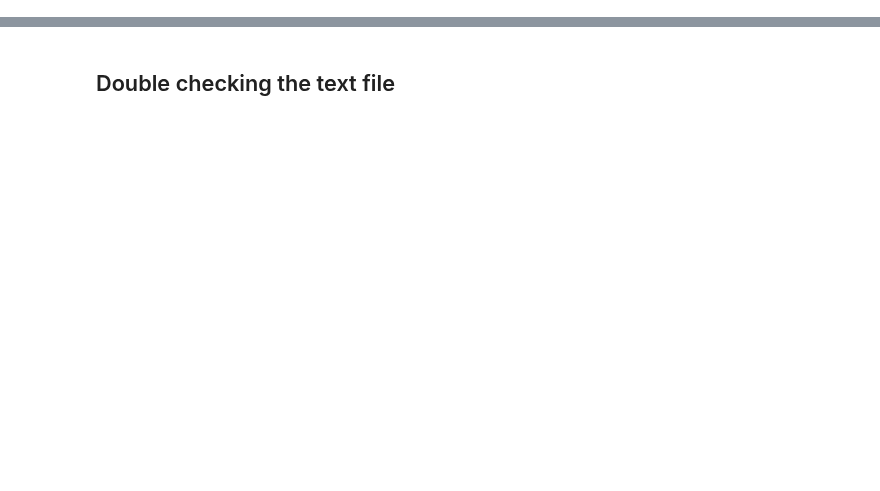
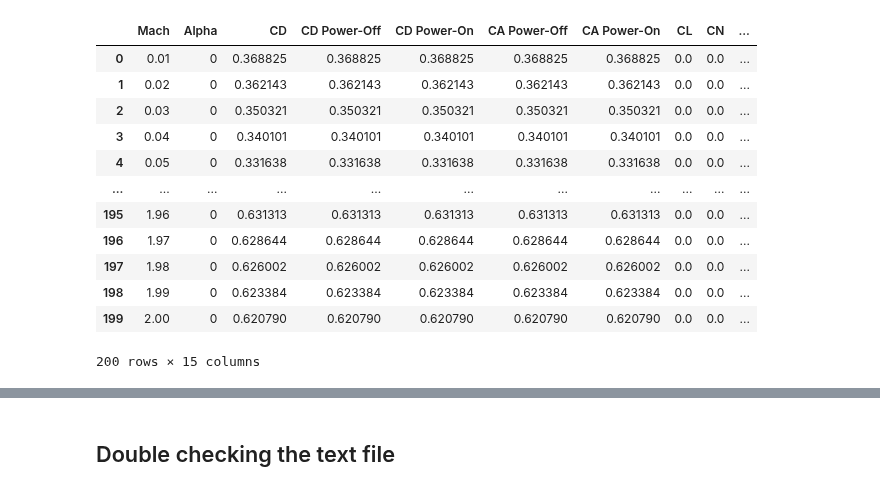
Before and after one commit to Iash5225/Python, a Jupyter notebook: notebooks/cdoverride.ipynb, the cells around one changed output, grey strips where cells are left out. Saved outputs shown, nothing was run; the diff lists cells and outputs as text; code cells hidden in the pictures; blank space fills up the shorter version.

```diff
--- a/notebooks/cdoverride.ipynb
+++ b/notebooks/cdoverride.ipynb
@@ -56,0 +13,4 @@ display(filtered_df)
+# %%
+dh = DataHandler(ras_cd_filepath=FILEPATH)
+display(dh.ras_mach_df)
+dh.set_max_RAS_mach(MAX_MACH_NUMBER)
@@ -57,2 +31,19 @@ display(filtered_df)
+# %%
+dh.filter_mach_from_ras_csv()
+display(dh.filtered_ras_df)
+# %% [output]
+|  | Mach | Alpha | CD | CD Power-Off | CD Power-On | CA Power-Off | CA Power-On | CL | CN | ... |
+| 0 | 0.01 | 0 | 0.368825 | 0.368825 | 0.368825 | 0.368825 | 0.368825 | 0.0 | 0.0 | ... |
+| 1 | 0.02 | 0 | 0.362143 | 0.362143 | 0.362143 | 0.362143 | 0.362143 | 0.0 | 0.0 | ... |
+| 2 | 0.03 | 0 | 0.350321 | 0.350321 | 0.350321 | 0.350321 | 0.350321 | 0.0 | 0.0 | ... |
+| 3 | 0.04 | 0 | 0.340101 | 0.340101 | 0.340101 | 0.340101 | 0.340101 | 0.0 | 0.0 | ... |
+| 4 | 0.05 | 0 | 0.331638 | 0.331638 | 0.331638 | 0.331638 | 0.331638 | 0.0 | 0.0 | ... |
+| ... | ... | ... | ... | ... | ... | ... | ... | ... | ... | ... |
+| 195 | 1.96 | 0 | 0.631313 | 0.631313 | 0.631313 | 0.631313 | 0.631313 | 0.0 | 0.0 | ... |
+| 196 | 1.97 | 0 | 0.628644 | 0.628644 | 0.628644 | 0.628644 | 0.628644 | 0.0 | 0.0 | ... |
+| 197 | 1.98 | 0 | 0.626002 | 0.626002 | 0.626002 | 0.626002 | 0.626002 | 0.0 | 0.0 | ... |
+| 198 | 1.99 | 0 | 0.623384 | 0.623384 | 0.623384 | 0.623384 | 0.623384 | 0.0 | 0.0 | ... |
+| 199 | 2.00 | 0 | 0.620790 | 0.620790 | 0.620790 | 0.620790 | 0.620790 | 0.0 | 0.0 | ... |
+200 rows × 15 columns
 # %%
 # Export the DataFrame as a tab-delimited text file
```
Also changed, not shown: parts of 11 cells of this notebook, 3 other files.
